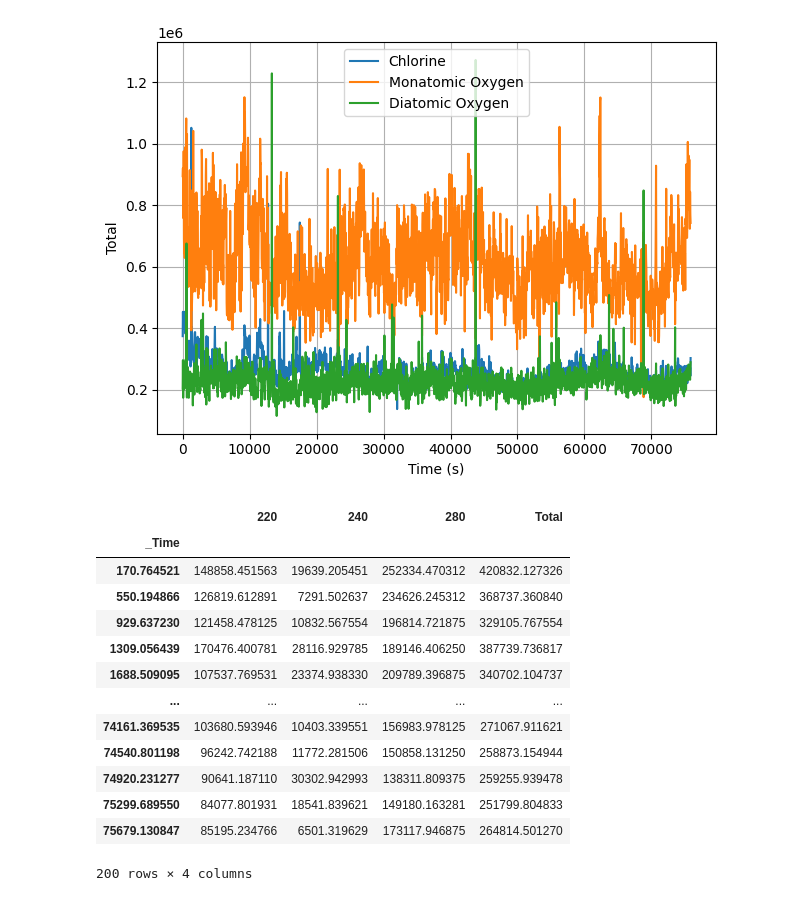
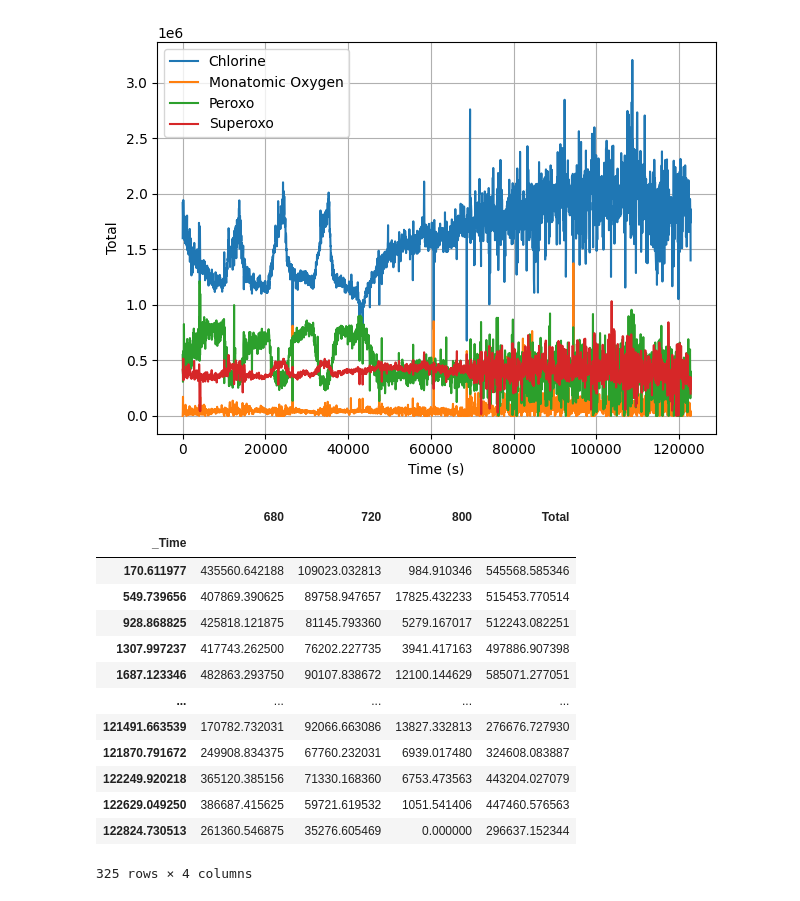
Before and after one commit to Sarbsey/SmallSCADA, a Jupyter notebook: Raman/PeakArea_processing.ipynb, the cells around one changed output. Saved outputs shown, nothing was run; the diff lists cells and outputs as text; code cells hidden in the pictures.

```diff
--- a/Raman/PeakArea_processing.ipynb
+++ b/Raman/PeakArea_processing.ipynb
@@ -7,7 +7,14 @@ import originpro as op
 import sys
 # %%
 # Import Peak Area .txt files
-path = r"C:\Users\flahertylab\OneDrive - Georgia Institute of Technology\Flaherty Research Group - ESS\01 - Raman Data\ESS-1-150_Cl Cutoff\Peak Area"
+path = r"C:\Users\flahertylab\OneDrive - Georgia Institute of Technology\Flaherty Research Group - ESS\01 - Raman Data\ESS-1-165_O2_cutoff_redux\6ppmCl\40kPa O2\Peak Area refined BS12"
+base_path = os.path.dirname(path)
+file_name = "ESS-1-165_06ppmCl_40kPaO2_cutoff_1-3_peak_area_refined_BS12"
+
+save_path = os.path.join(base_path, f"{file_name}.opju")
+
+
+
 dirlist = os.listdir(path)
 
 for index,file in enumerate(dirlist):
@@ -49,14 +56,14 @@ with open('../bins.json', 'r') as f:
 
 binned_dfs = {}
 columns = list(df.columns)
-
+df_copy = df.copy()
 
 
 for bin_name, (low, high) in column_bins.items():
     selected_cols = [col for col in columns if low <= col <= high]
     if selected_cols:
         #selected_cols.insert(0, 'Time (s)')
-        binned_dfs[bin_name] = df[selected_cols]
+        binned_dfs[bin_name] = df_copy[selected_cols]
 
 
 
@@ -131,39 +139,38 @@ Diatomic Oxygen
 # %%
-excluded_bins = {'Normalization', 'C2+'}
+excluded_bins = { 'C2+', 'Normalization'}
 
 # Filter binned_dfs
 filtered_binned_dfs = {
-    name: df for name, df in binned_dfs.items()
+    name: df_copy for name, df_copy in binned_dfs.items()
     if name not in excluded_bins
 }
 
 for name, subdf in filtered_binned_dfs.items():
 
     plt.plot(subdf.index, subdf['Total'], label=name)
 
 plt.xlabel('Time (s)')
 plt.ylabel('Total')
 plt.legend()
 plt.grid(True)
 plt.tight_layout()
 plt.show()
 # %% [output]
-[figure, old version]
+[figure, new version]
 # %%
 n = 10     # Number of points to average
-
-for name, df in filtered_binned_dfs.items():
-    df = df.copy()
-
+df_copy = df.copy()
+for name, df_copy in filtered_binned_dfs.items():
+    #df_copy = df_copy.copy()
     # Create a group ID based on position
-    group_ids = [i // n for i in range(len(df))]
+    group_ids = [i // n for i in range(len(df_copy))]
 
     # Convert index to numeric values (in case it's not)
-    time_numeric = df.index.to_series().astype(float)
+    time_numeric = df_copy.index.to_series().astype(float)
 
     # Combine data and time index into one DataFrame
-    df['_Time'] = time_numeric.values
-    grouped = df.groupby(group_ids)
+    df_copy['_Time'] = time_numeric.values
+    grouped = df_copy.groupby(group_ids)
 
     # Average data + time
     df_avg = grouped.mean()
@@ -175,22 +182,22 @@ for name, df in filtered_binned_dfs.items():
     # Save back
     filtered_binned_dfs[name] = df_avg
 
-filtered_binned_dfs["Chlorine"]
+filtered_binned_dfs["Peroxo"]
 # %% [output]
-|  | 220 | 240 | 280 | Total |
+|  | 680 | 720 | 800 | Total |
 | _Time |  |  |  |  |
-| 170.764521 | 148858.451563 | 19639.205451 | 252334.470312 | 420832.127326 |
-| 550.194866 | 126819.612891 | 7291.502637 | 234626.245312 | 368737.360840 |
-| 929.637230 | 121458.478125 | 10832.567554 | 196814.721875 | 329105.767554 |
-| 1309.056439 | 170476.400781 | 28116.929785 | 189146.406250 | 387739.736817 |
-| 1688.509095 | 107537.769531 | 23374.938330 | 209789.396875 | 340702.104737 |
+| 170.611977 | 435560.642188 | 109023.032813 | 984.910346 | 545568.585346 |
+| 549.739656 | 407869.390625 | 89758.947657 | 17825.432233 | 515453.770514 |
+| 928.868825 | 425818.121875 | 81145.793360 | 5279.167017 | 512243.082251 |
+| 1307.997237 | 417743.262500 | 76202.227735 | 3941.417163 | 497886.907398 |
+| 1687.123346 | 482863.293750 | 90107.838672 | 12100.144629 | 585071.277051 |
 | ... | ... | ... | ... | ... |
-| 74161.369535 | 103680.593946 | 10403.339551 | 156983.978125 | 271067.911621 |
-| 74540.801198 | 96242.742188 | 11772.281506 | 150858.131250 | 258873.154944 |
-| 74920.231277 | 90641.187110 | 30302.942993 | 138311.809375 | 259255.939478 |
-| 75299.689550 | 84077.801931 | 18541.839621 | 149180.163281 | 251799.804833 |
-| 75679.130847 | 85195.234766 | 6501.319629 | 173117.946875 | 264814.501270 |
+| 121491.663539 | 170782.732031 | 92066.663086 | 13827.332813 | 276676.727930 |
+| 121870.791672 | 249908.834375 | 67760.232031 | 6939.017480 | 324608.083887 |
+| 122249.920218 | 365120.385156 | 71330.168360 | 6753.473563 | 443204.027079 |
+| 122629.049250 | 386687.415625 | 59721.619532 | 1051.541406 | 447460.576563 |
+| 122824.730513 | 261360.546875 | 35276.605469 | 0.000000 | 296637.152344 |
-200 rows × 4 columns
+325 rows × 4 columns
 # %%
 # Step 1: Combine "Total" columns across bins
 totals_df = pd.DataFrame({
```
Also changed, not shown: parts of 12 cells of this notebook, 9 other files.
